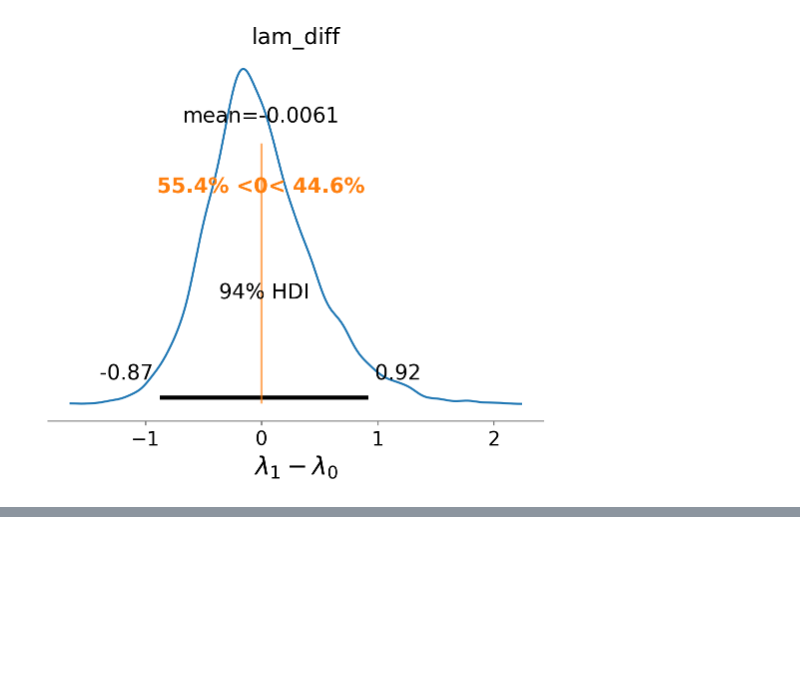
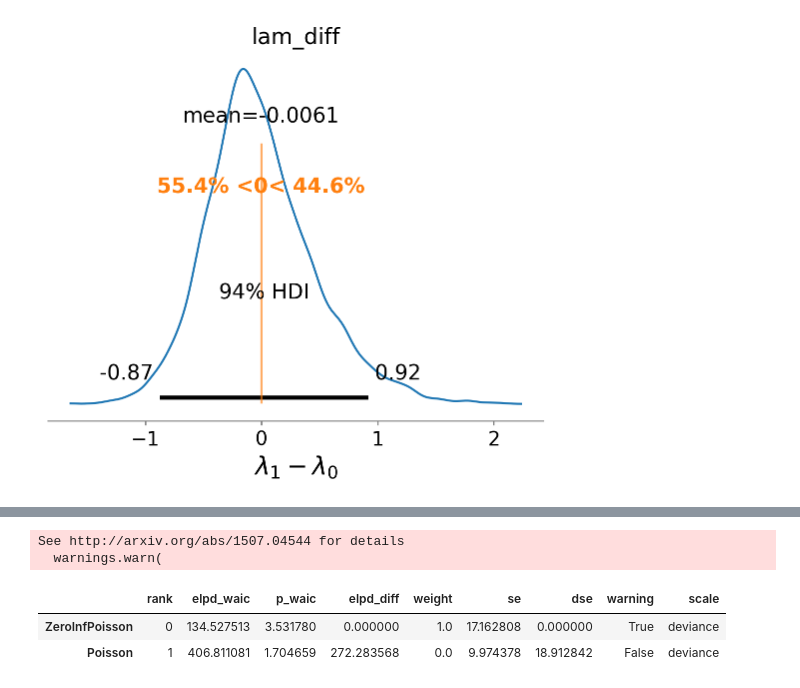
Before and after one commit to kazutax/AB_test, a Jupyter notebook: notebook/006_numpyroに慣れるためのノート.ipynb, the cells around one changed output, grey strips where cells are left out. Drawn from its saved outputs; the diff is of its cells as text; code cells hidden in the pictures; blank space fills up the shorter version.

```diff
--- a/notebook/006_numpyroに慣れるためのノート.ipynb
+++ b/notebook/006_numpyroに慣れるためのノート.ipynb
@@ -296,0 +319,13 @@ Text(0.5, 0, '$\\lambda_1 - \\lambda_0$')
+# %%
+dict_idata = {'Poisson':idata, 'ZeroInfPoisson': idata_2}
+
+df_waic = az.compare(dict_idata, ic = 'waic', scale = 'deviance')
+# %% [output]
+See http://arxiv.org/abs/1507.04544 for details
+  warnings.warn(
+# %%
+df_waic
+# %% [output]
+|  | rank | elpd_waic | p_waic | elpd_diff | weight | se | dse | warning | scale |
+| ZeroInfPoisson | 0 | 134.527513 | 3.531780 | 0.000000 | 1.0 | 17.162808 | 0.000000 | True | deviance |
+| Poisson | 1 | 406.811081 | 1.704659 | 272.283568 | 0.0 | 9.974378 | 18.912842 | False | deviance |
```
Also changed, not shown: parts of 16 cells of this notebook, 1 other file.
